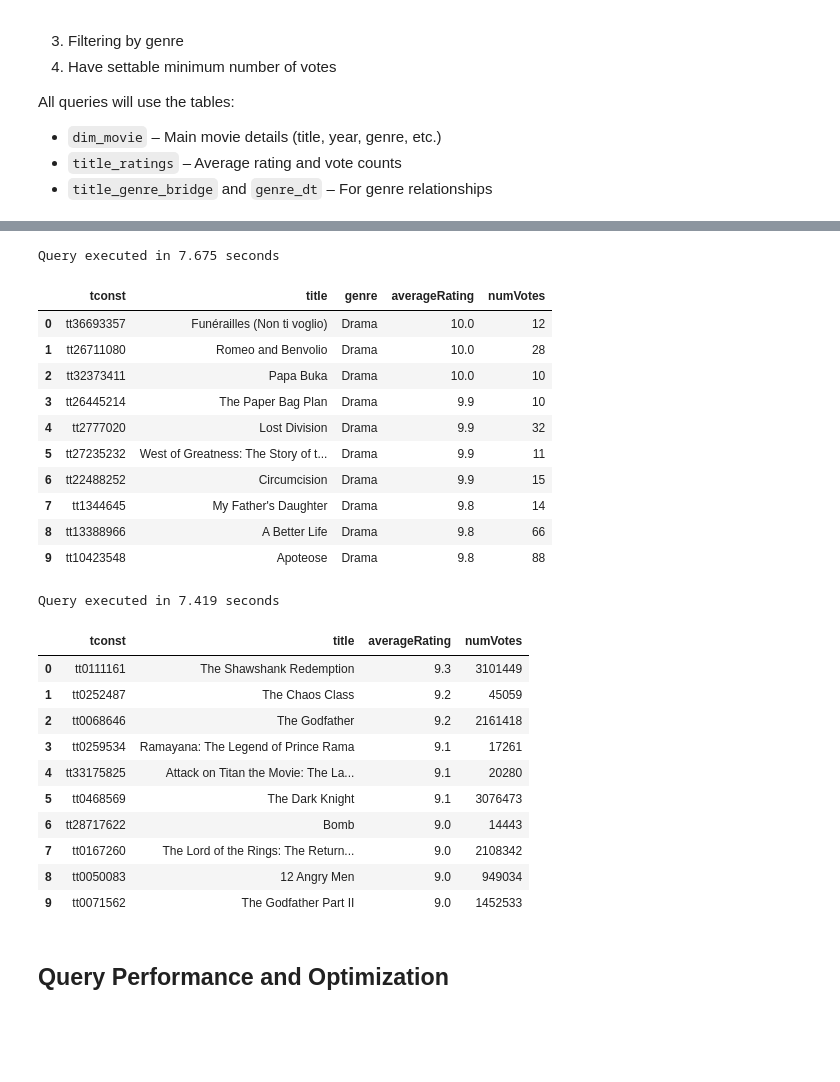
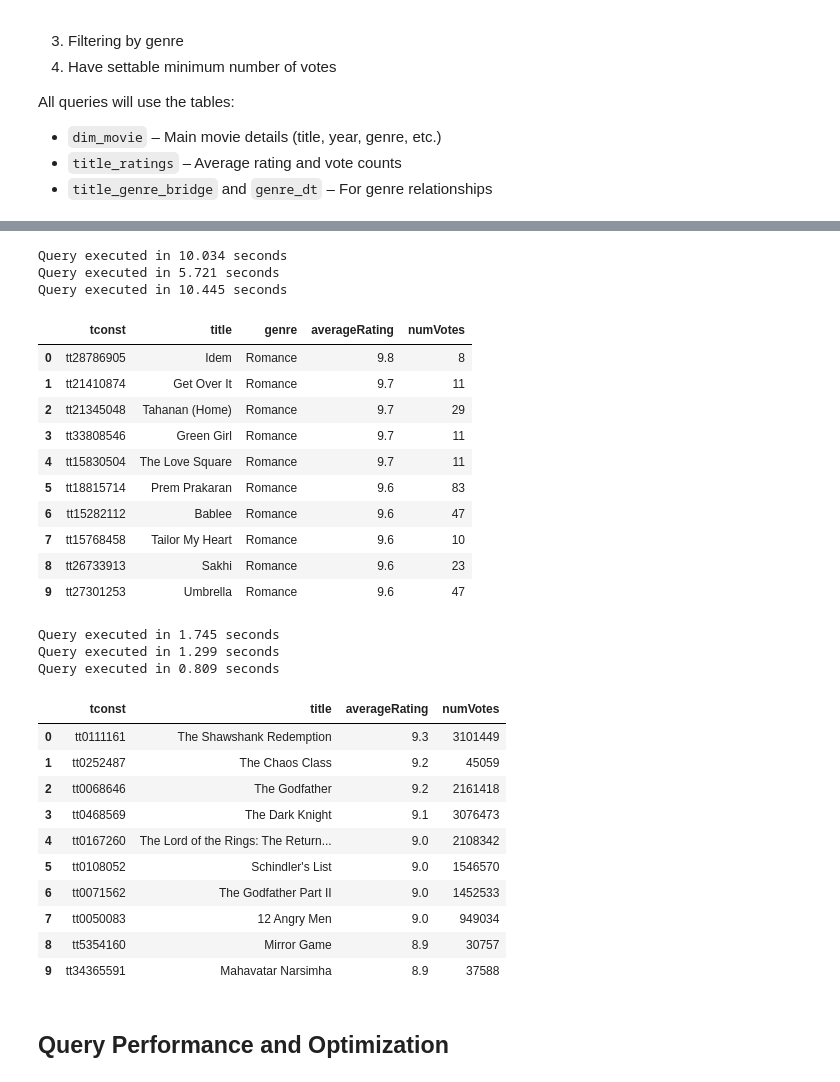
Before and after one commit to JeyyM/stadvdb-imdb, a Jupyter notebook: stadvdb-mco1-movie.ipynb, the cells around one changed output, grey strips where cells are left out. Saved outputs shown, nothing was run; the diff lists cells and outputs as text; code cells hidden in the pictures; blank space fills up the shorter version.

```diff
--- a/stadvdb-mco1-movie.ipynb
+++ b/stadvdb-mco1-movie.ipynb
@@ -184,44 +192,48 @@ Query executed in 5.345 seconds
 
 def filter_by_genre(genreName, limit=10):
     query = text(f"""
         SELECT
             m.tconst,
             m.primaryTitle AS title,
             g.genreName AS genre,
             r.averageRating,
             r.numVotes
         FROM dim_movie AS m
         JOIN title_genre_bridge AS tg ON m.tconst = tg.tconst
         JOIN genre_dt AS g ON tg.genreID = g.genreID
         JOIN title_ratings AS r ON m.tconst = r.tconst
         WHERE g.genreName = :genre
         ORDER BY r.averageRating DESC
         LIMIT :limit;
     """)
 
     with engine.connect() as conn:
         start = time.time()
         df = pd.read_sql(query, conn, params={"genre": genreName, "limit": limit})
         end = time.time()
 
     print(f"Query executed in {end - start:.3f} seconds")
     return df
 
 # Example usage
 filter_by_genre("Drama", limit=10)
+filter_by_genre("Action", limit=10)
+filter_by_genre("Romance", limit=10)
 # %% [output]
-Query executed in 7.675 seconds
+Query executed in 10.034 seconds
+Query executed in 5.721 seconds
+Query executed in 10.445 seconds
 |  | tconst | title | genre | averageRating | numVotes |
-| 0 | tt36693357 | Funérailles (Non ti voglio) | Drama | 10.0 | 12 |
-| 1 | tt26711080 | Romeo and Benvolio | Drama | 10.0 | 28 |
-| 2 | tt32373411 | Papa Buka | Drama | 10.0 | 10 |
-| 3 | tt26445214 | The Paper Bag Plan | Drama | 9.9 | 10 |
-| 4 | tt2777020 | Lost Division | Drama | 9.9 | 32 |
-| 5 | tt27235232 | West of Greatness: The Story of t... | Drama | 9.9 | 11 |
-| 6 | tt22488252 | Circumcision | Drama | 9.9 | 15 |
-| 7 | tt1344645 | My Father's Daughter | Drama | 9.8 | 14 |
-| 8 | tt13388966 | A Better Life | Drama | 9.8 | 66 |
-| 9 | tt10423548 | Apoteose | Drama | 9.8 | 88 |
+| 0 | tt28786905 | Idem | Romance | 9.8 | 8 |
+| 1 | tt21410874 | Get Over It | Romance | 9.7 | 11 |
+| 2 | tt21345048 | Tahanan (Home) | Romance | 9.7 | 29 |
+| 3 | tt33808546 | Green Girl | Romance | 9.7 | 11 |
+| 4 | tt15830504 | The Love Square | Romance | 9.7 | 11 |
+| 5 | tt18815714 | Prem Prakaran | Romance | 9.6 | 83 |
+| 6 | tt15282112 | Bablee | Romance | 9.6 | 47 |
+| 7 | tt15768458 | Tailor My Heart | Romance | 9.6 | 10 |
+| 8 | tt26733913 | Sakhi | Romance | 9.6 | 23 |
+| 9 | tt27301253 | Umbrella | Romance | 9.6 | 47 |
 # %%
 # Filter by Minimum Votes
 
@@ -249,19 +261,23 @@ def filter_by_min_votes(min_votes=5000, limit=10):
 
 # Example usage
 filter_by_min_votes(min_votes=10000, limit=10)
+filter_by_min_votes(min_votes=20000, limit=10)
+filter_by_min_votes(min_votes=30000, limit=10)
 # %% [output]
-Query executed in 7.419 seconds
+Query executed in 1.745 seconds
+Query executed in 1.299 seconds
+Query executed in 0.809 seconds
 |  | tconst | title | averageRating | numVotes |
 | 0 | tt0111161 | The Shawshank Redemption | 9.3 | 3101449 |
 | 1 | tt0252487 | The Chaos Class | 9.2 | 45059 |
 | 2 | tt0068646 | The Godfather | 9.2 | 2161418 |
-| 3 | tt0259534 | Ramayana: The Legend of Prince Rama | 9.1 | 17261 |
-| 4 | tt33175825 | Attack on Titan the Movie: The La... | 9.1 | 20280 |
-| 5 | tt0468569 | The Dark Knight | 9.1 | 3076473 |
-| 6 | tt28717622 | Bomb | 9.0 | 14443 |
-| 7 | tt0167260 | The Lord of the Rings: The Return... | 9.0 | 2108342 |
-| 8 | tt0050083 | 12 Angry Men | 9.0 | 949034 |
-| 9 | tt0071562 | The Godfather Part II | 9.0 | 1452533 |
+| 3 | tt0468569 | The Dark Knight | 9.1 | 3076473 |
+| 4 | tt0167260 | The Lord of the Rings: The Return... | 9.0 | 2108342 |
+| 5 | tt0108052 | Schindler's List | 9.0 | 1546570 |
+| 6 | tt0071562 | The Godfather Part II | 9.0 | 1452533 |
+| 7 | tt0050083 | 12 Angry Men | 9.0 | 949034 |
+| 8 | tt5354160 | Mirror Game | 8.9 | 30757 |
+| 9 | tt34365591 | Mahavatar Narsimha | 8.9 | 37588 |
 # %% [markdown]
 ## Query Performance and Optimization
 # %%
```
Also changed, not shown: parts of 14 cells of this notebook.
